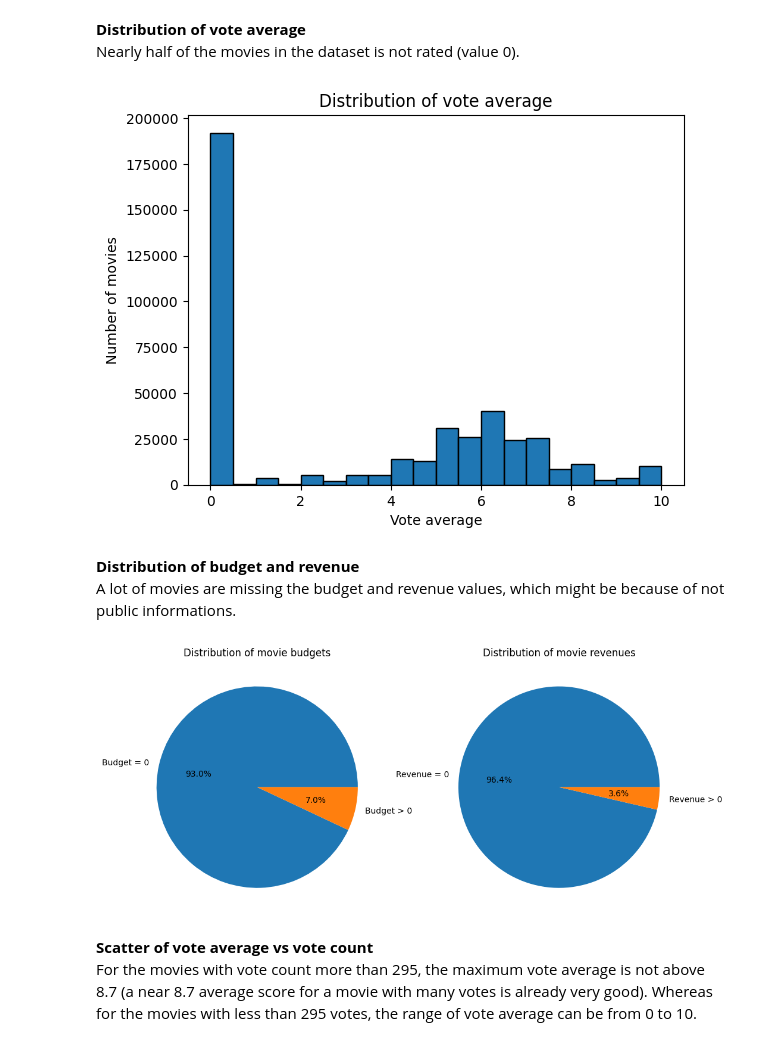
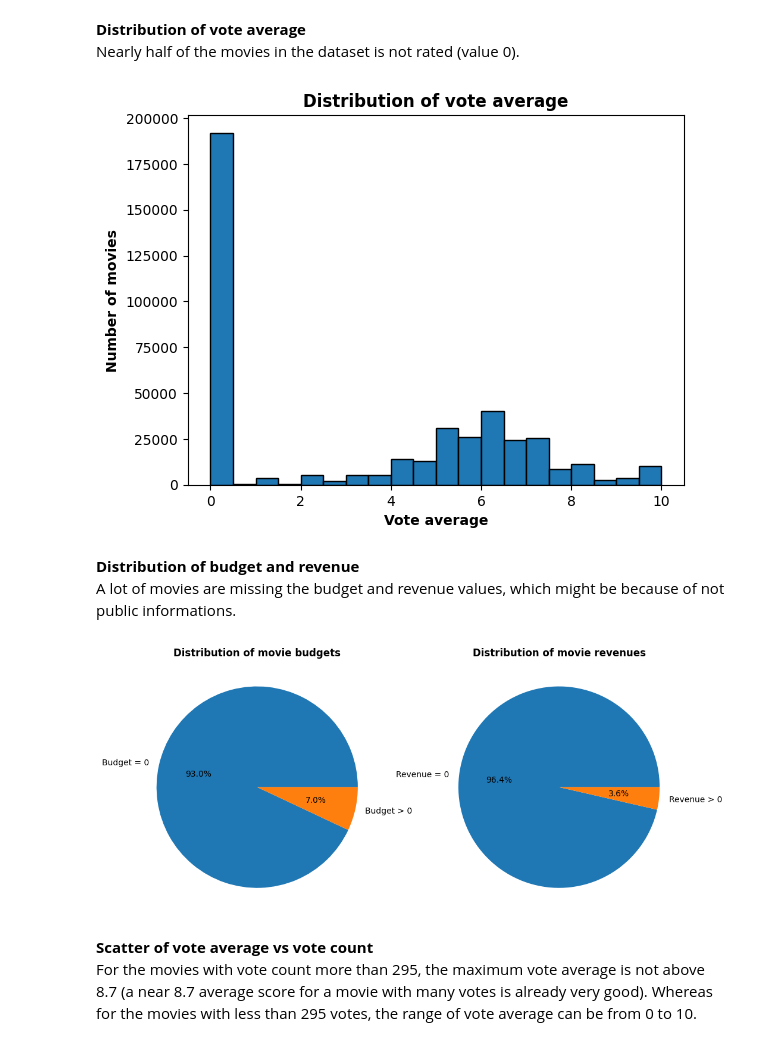
Before and after one commit to longminhdo/movies-recommendation, a Jupyter notebook: data_exploration/eda.ipynb, the cells around one changed output. Saved outputs shown, nothing was run; the diff lists cells and outputs as text; code cells hidden in the pictures.

```diff
--- a/data_exploration/eda.ipynb
+++ b/data_exploration/eda.ipynb
@@ -6,7 +6,7 @@ import matplotlib.pyplot as plt
 import numpy as np
 import pandas as pd
 
-df = pd.read_csv('data/movies_clean.csv')
+df = pd.read_csv('../data/movies_clean.csv')
 
 # Change some fields to the right data type
 df['genres'] = df['genres'].apply(literal_eval)
@@ -159,12 +160,12 @@ plt.show()
 Nearly half of the movies in the dataset is not rated (value 0).
 # %%
 plt.hist(df['vote_average'], bins=20, edgecolor='k')
-plt.xlabel('Vote average')
-plt.ylabel('Number of movies')
-plt.title('Distribution of vote average')
+plt.xlabel('Vote average', fontweight='bold')
+plt.ylabel('Number of movies', fontweight='bold')
+plt.title('Distribution of vote average', fontweight='bold')
 plt.show()
 # %% [output]
-[figure, old version]
+[figure, new version]
 # %% [markdown]
 **Distribution of budget and revenue** <br>
 A lot of movies are missing the budget and revenue values, which might be because of not public informations.
@@ -177,14 +178,14 @@ non_zero_revenue = len(df[df['revenue'] != 0])
 
 fig, axs = plt.subplots(1, 2, figsize=(12, 6))
 axs[0].pie([zero_budget, non_zero_budget], labels=['Budget = 0', 'Budget > 0'], autopct='%1.1f%%')
-axs[0].set_title('Distribution of movie budgets')
+axs[0].set_title('Distribution of movie budgets', fontweight='bold')
 
 axs[1].pie([zero_revenue, non_zero_revenue], labels=['Revenue = 0', 'Revenue > 0'], autopct='%1.1f%%')
-axs[1].set_title('Distribution of movie revenues')
+axs[1].set_title('Distribution of movie revenues', fontweight='bold')
 
 plt.show()
 # %% [output]
-[figure, old version]
+[figure, new version]
 # %% [markdown]
 **Scatter of vote average vs vote count** <br>
 For the movies with vote count more than 295, the maximum vote average is not above 8.7 (a near 8.7 average score for a movie with many votes is already very good). Whereas for the movies with less than 295 votes, the range of vote average can be from 0 to 10.
```
Also changed, not shown: parts of 6 cells of this notebook, 2 other files.
